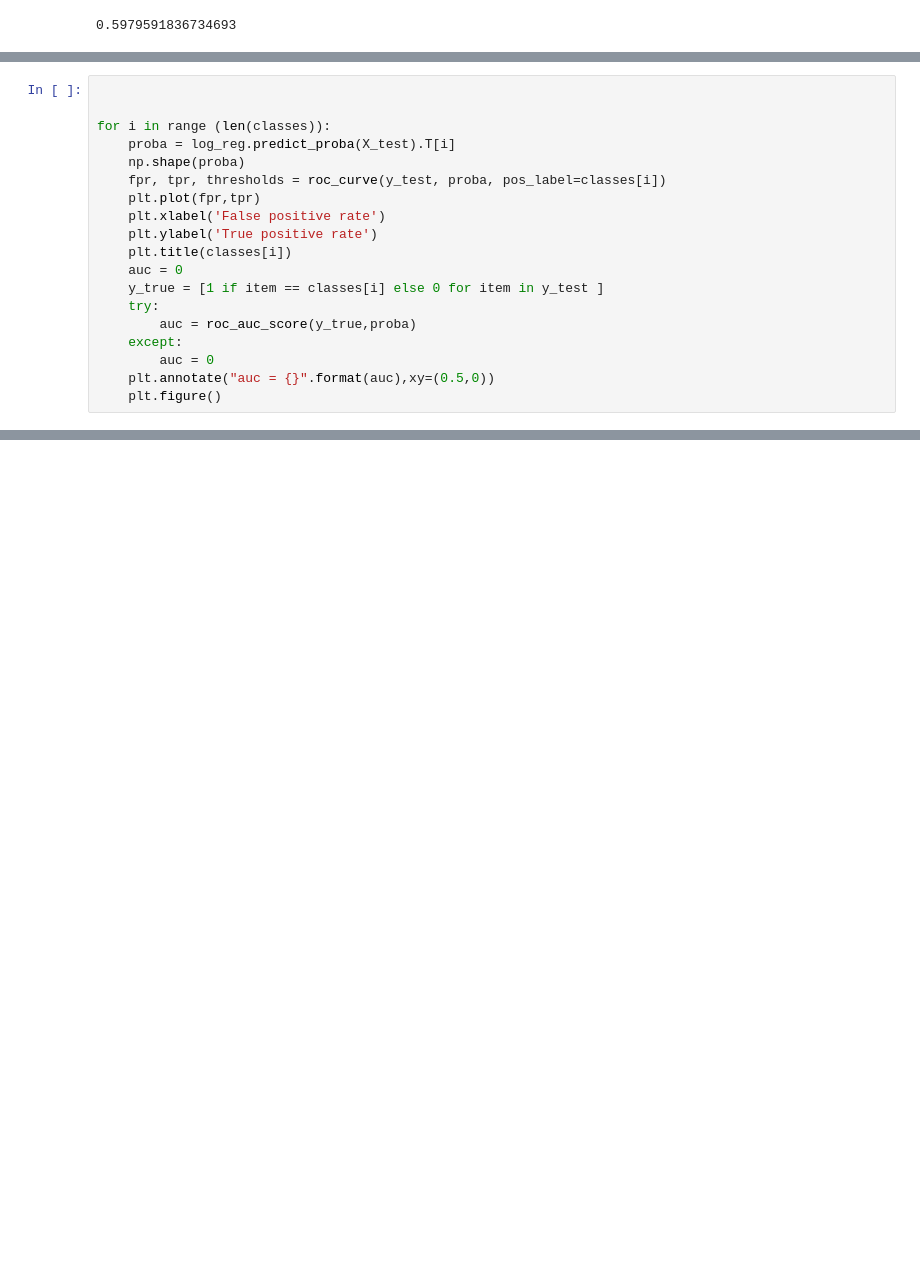
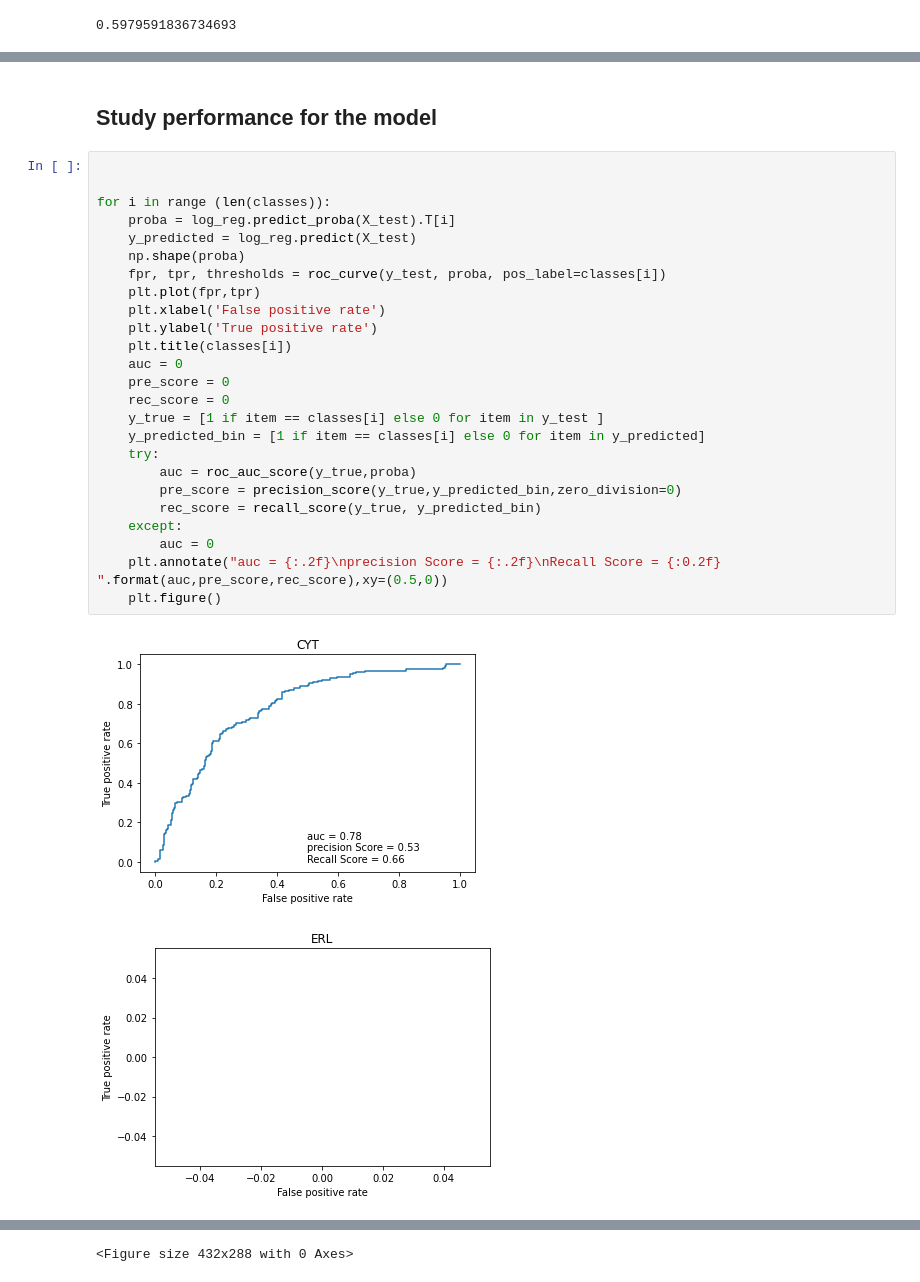
Before and after one commit to ShimaaBetah/Methods-Of-Statistical-Analysis, a Jupyter notebook: logistic-regression/LogisticRegression.ipynb, the cells around one changed output, grey strips where cells are left out. Cells and saved outputs as stored; diff of their text form; blank space fills up the shorter version.

Commit message:
add feature selection and study performance

```diff
--- a/logistic-regression/LogisticRegression.ipynb
+++ b/logistic-regression/LogisticRegression.ipynb
@@ -217,19 +214,0 @@ my_model.get_score(predicted_y,y_test.to_numpy())
-# %%
-
-
-for i in range (len(classes)):
-    proba = log_reg.predict_proba(X_test).T[i]
-    np.shape(proba)
-    fpr, tpr, thresholds = roc_curve(y_test, proba, pos_label=classes[i])
-    plt.plot(fpr,tpr)
-    plt.xlabel('False positive rate')
-    plt.ylabel('True positive rate')
-    plt.title(classes[i])
-    auc = 0
-    y_true = [1 if item == classes[i] else 0 for item in y_test ]
-    try:
-        auc = roc_auc_score(y_true,proba)
-    except:
-        auc = 0
-    plt.annotate("auc = {}".format(auc),xy=(0.5,0))
-    plt.figure()
@@ -247,0 +215,30 @@ for i in range (len(classes)):
+# %% [markdown]
+## Study performance for the model
+# %%
+
+
+for i in range (len(classes)):
+    proba = log_reg.predict_proba(X_test).T[i]
+    y_predicted = log_reg.predict(X_test)
+    np.shape(proba)
+    fpr, tpr, thresholds = roc_curve(y_test, proba, pos_label=classes[i])
+    plt.plot(fpr,tpr)
+    plt.xlabel('False positive rate')
+    plt.ylabel('True positive rate')
+    plt.title(classes[i])
+    auc = 0
+    pre_score = 0
+    rec_score = 0
+    y_true = [1 if item == classes[i] else 0 for item in y_test ]
+    y_predicted_bin = [1 if item == classes[i] else 0 for item in y_predicted]
+    try:
+        auc = roc_auc_score(y_true,proba)
+        pre_score = precision_score(y_true,y_predicted_bin,zero_division=0)
+        rec_score = recall_score(y_true, y_predicted_bin)
+    except:
+        auc = 0
+    plt.annotate("auc = {:.2f}\nprecision Score = {:.2f}\nRecall Score = {:0.2f} ".format(auc,pre_score,rec_score),xy=(0.5,0))
+    plt.figure()
+# %% [output]
+[figure, added]
+[figure, added]
@@ -247,0 +253 @@ for i in range (len(classes)):
+<Figure size 432x288 with 0 Axes>
```
Also changed, not shown: parts of 5 cells of this notebook, 1 other file.
